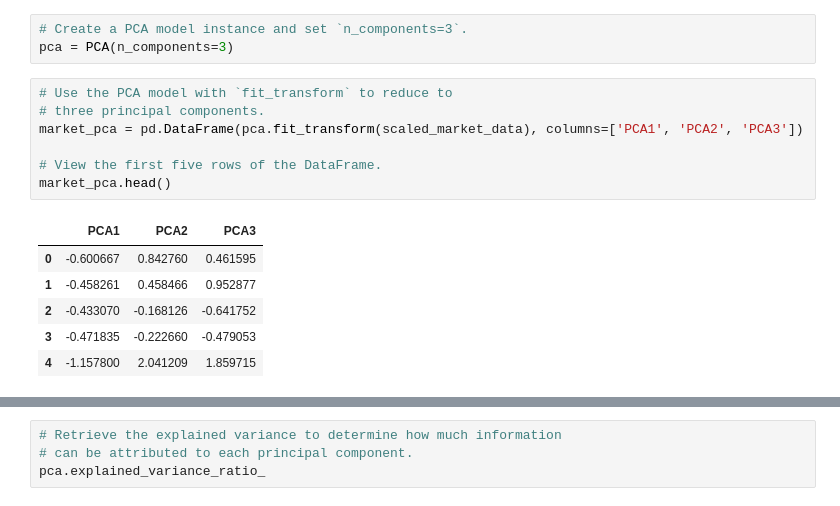
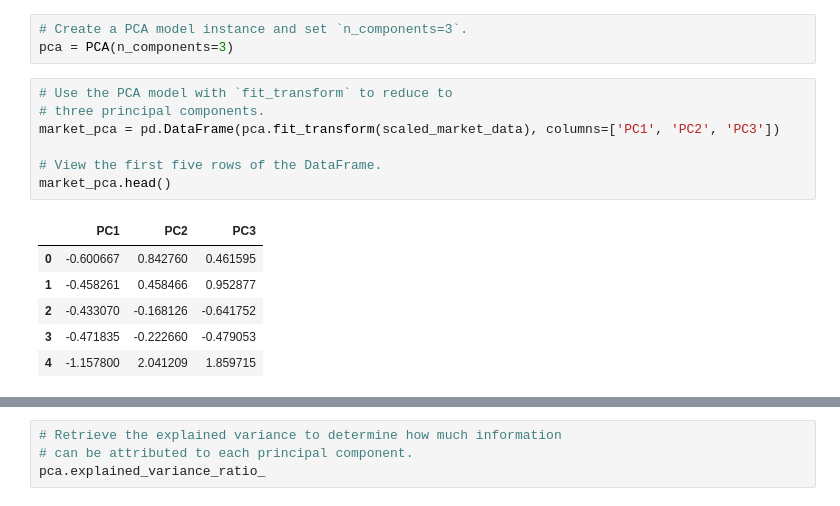
Before and after one commit to andcetera/CryptoClustering, a Jupyter notebook: Crypto_Clustering.ipynb, the cells around one changed output, grey strips where cells are left out. Cells and saved outputs as stored; diff of their text form.

```diff
--- a/Crypto_Clustering.ipynb
+++ b/Crypto_Clustering.ipynb
@@ -196,12 +196,12 @@ pca = PCA(n_components=3)
 # %%
 # Use the PCA model with `fit_transform` to reduce to
 # three principal components.
-market_pca = pd.DataFrame(pca.fit_transform(scaled_market_data), columns=['PCA1', 'PCA2', 'PCA3'])
+market_pca = pd.DataFrame(pca.fit_transform(scaled_market_data), columns=['PC1', 'PC2', 'PC3'])
 
 # View the first five rows of the DataFrame.
 market_pca.head()
 # %% [output]
-|  | PCA1 | PCA2 | PCA3 |
+|  | PC1 | PC2 | PC3 |
 | 0 | -0.600667 | 0.842760 | 0.461595 |
 | 1 | -0.458261 | 0.458466 | 0.952877 |
 | 2 | -0.433070 | -0.168126 | -0.641752 |
```
Also changed, not shown: parts of 9 cells of this notebook.
